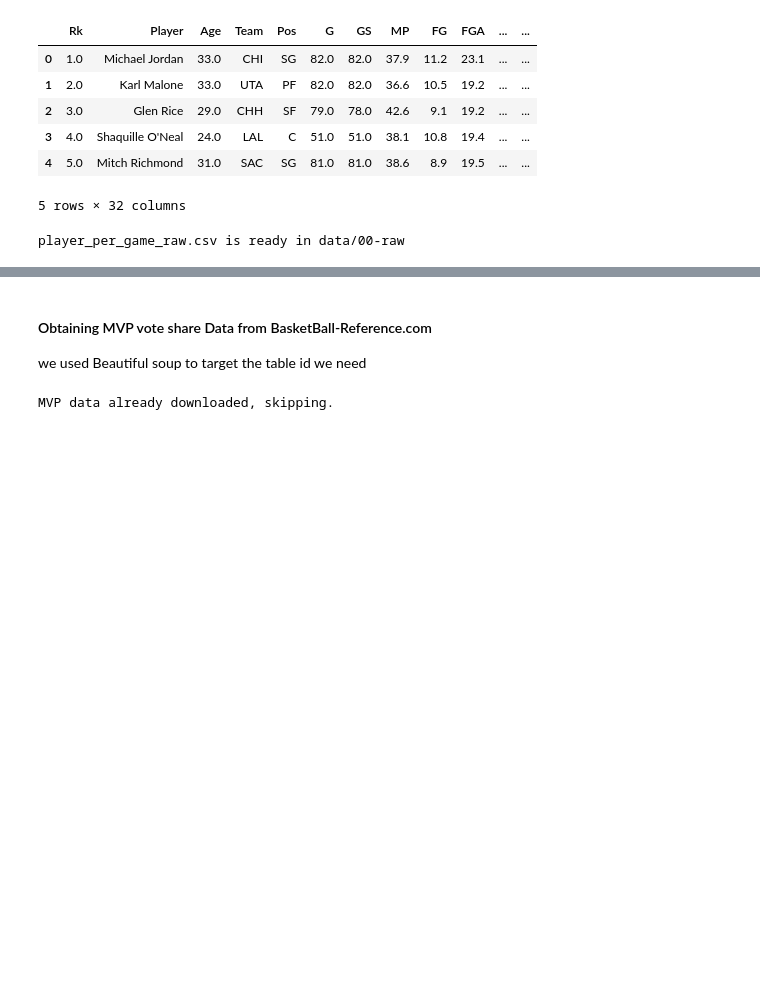
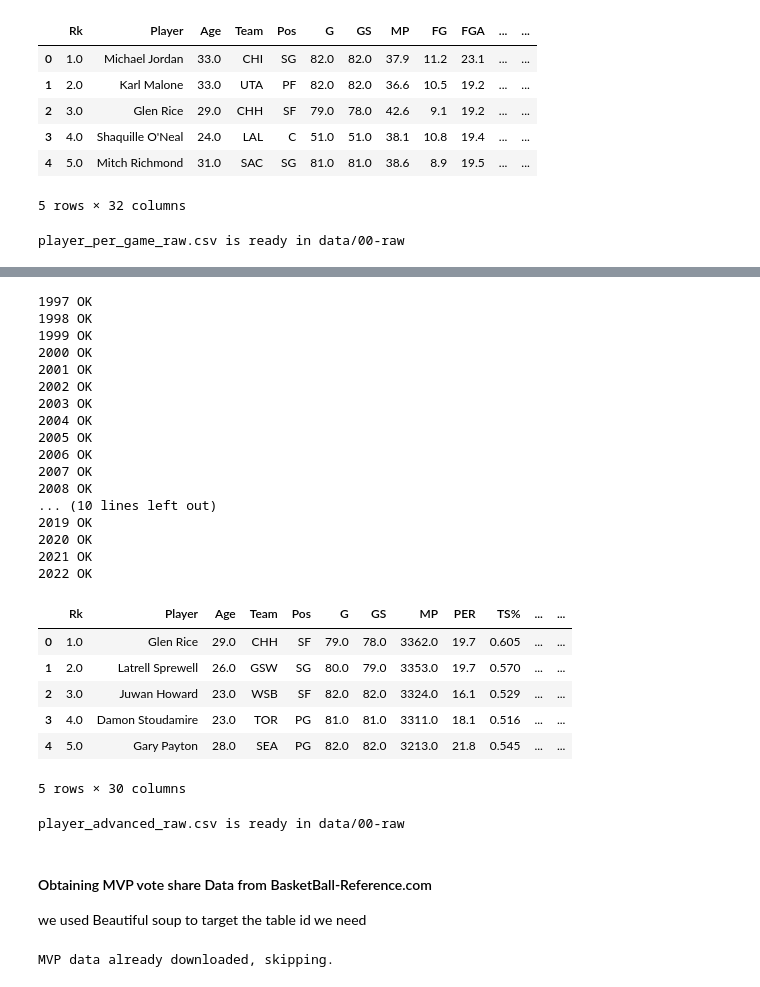
Before and after one commit to COGS108/Group-SP26-076, a Jupyter notebook: 01-DataCheckpoint.ipynb, the cells around one changed output, grey strips where cells are left out. Cells and saved outputs as stored; diff of their text form; code cells hidden in the pictures; blank space fills up the shorter version.

```diff
--- a/01-DataCheckpoint.ipynb
+++ b/01-DataCheckpoint.ipynb
@@ -251,3 +258,61 @@ player_per_game_raw.csv is ready in data/00-raw
+# %%
+# uncomment if you dont have lxml otherwise read_html wont work
+# !pip install lxml
+
+# helper function to set the value of the seasons column in the data frame
+def season_label(end_year):
+    return f"{end_year - 1}-{str(end_year)[-2:]}"
+
+
+frames = []
+for yr in range(1997, 2023):
+    url = f"https://www.basketball-reference.com/leagues/NBA_{yr}_advanced.html"
+    try:
+        tables = pd.read_html(url)
+        df = tables[0] # only one table per link so no need for using webscraping tools for table id for this dataset
+        df['season'] = season_label(yr)
+        frames.append(df)
+        print(f'{yr} OK')
+        time.sleep(3.5)
+    except Exception as e:
+        print(f'{yr} ERROR: {e}')
+
+df_adv_raw = pd.concat(frames, ignore_index=True)
+
+df_adv_raw.head(5)
+
+# later refactoring --> add the os.path.exists to skip if already exists for timing performance
+# %% [output]
+1997 OK
+1998 OK
+1999 OK
+2000 OK
+2001 OK
+2002 OK
+2003 OK
+2004 OK
+2005 OK
+2006 OK
+2007 OK
+2008 OK
+... (10 lines left out)
+2019 OK
+2020 OK
+2021 OK
+2022 OK
+|  | Rk | Player | Age | Team | Pos | G | GS | MP | PER | TS% | ... | ... |
+| 0 | 1.0 | Glen Rice | 29.0 | CHH | SF | 79.0 | 78.0 | 3362.0 | 19.7 | 0.605 | ... | ... |
+| 1 | 2.0 | Latrell Sprewell | 26.0 | GSW | SG | 80.0 | 79.0 | 3353.0 | 19.7 | 0.570 | ... | ... |
+| 2 | 3.0 | Juwan Howard | 23.0 | WSB | SF | 82.0 | 82.0 | 3324.0 | 16.1 | 0.529 | ... | ... |
+| 3 | 4.0 | Damon Stoudamire | 23.0 | TOR | PG | 81.0 | 81.0 | 3311.0 | 18.1 | 0.516 | ... | ... |
+| 4 | 5.0 | Gary Payton | 28.0 | SEA | PG | 82.0 | 82.0 | 3213.0 | 21.8 | 0.545 | ... | ... |
+5 rows × 30 columns
+# %%
+# save to one csv file
+df_adv_raw.to_csv('data/00-raw/player_advanced_raw.csv', index=False)
+print(f'player_advanced_raw.csv is ready in data/00-raw')
+# %% [output]
+player_advanced_raw.csv is ready in data/00-raw
 # %% [markdown]
 #### Obtaining MVP vote share Data from BasketBall-Reference.com
 we used Beautiful soup to target the table id we need
```
Also changed, not shown: parts of 18 cells of this notebook.
